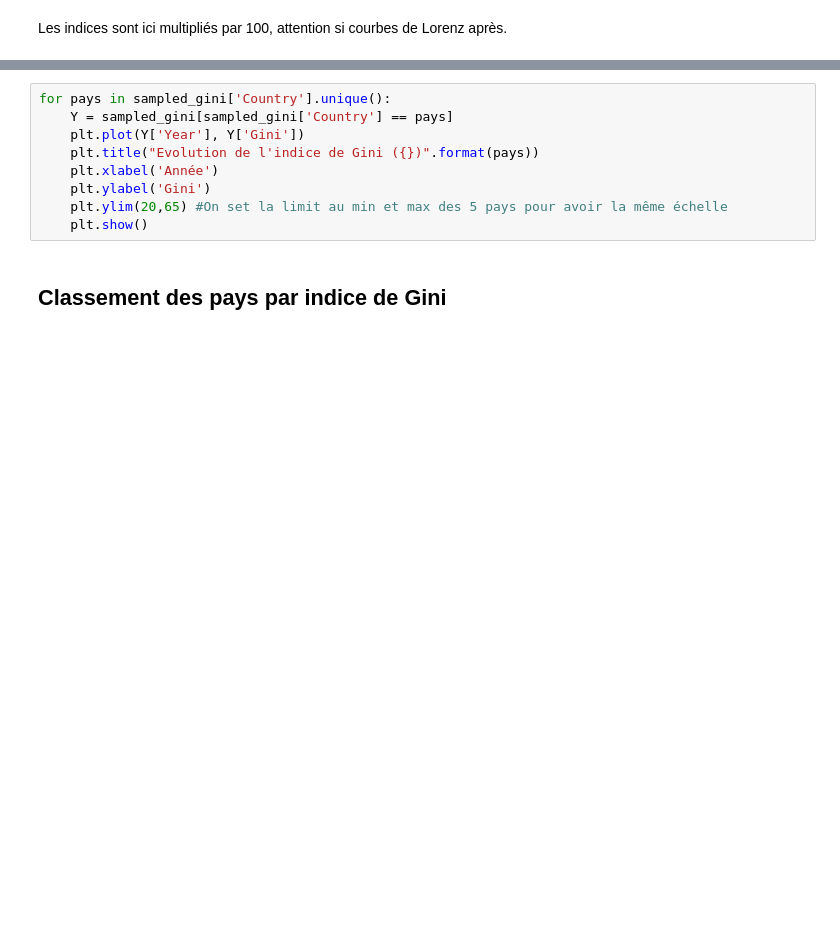
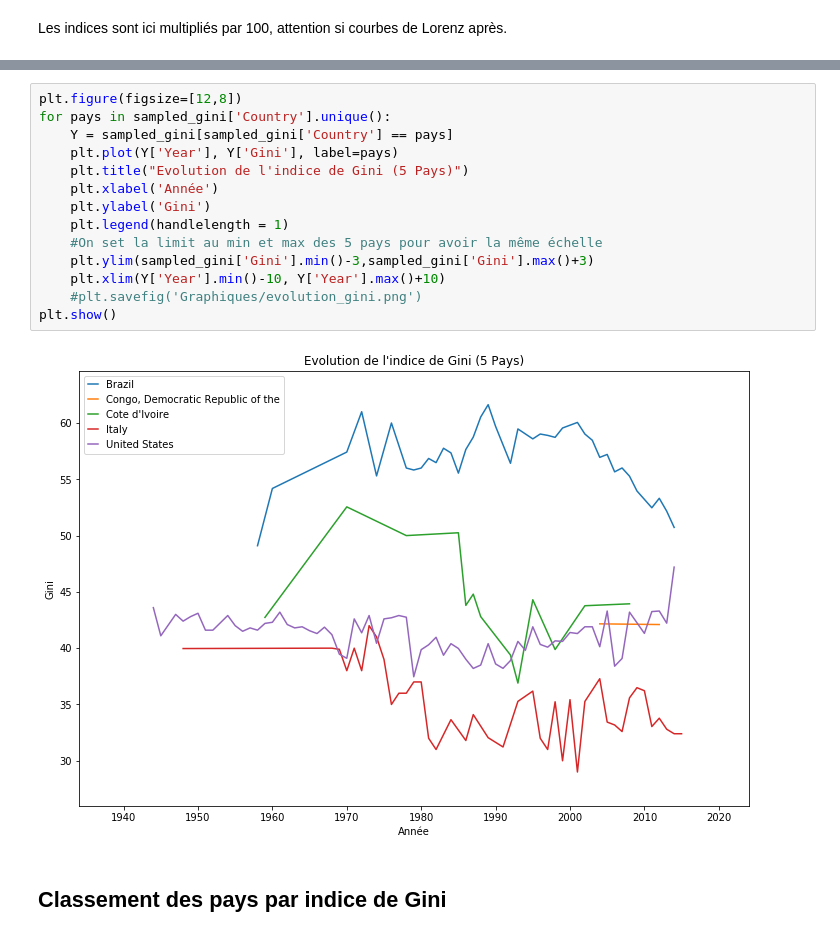
Before and after one commit to Julien-paulet/Projet_7, a Jupyter notebook: Effectuez_une_prediction_de_revenus_main_file.ipynb, the cells around one changed output, grey strips where cells are left out. Cells and saved outputs as stored; diff of their text form; blank space fills up the shorter version.

```diff
--- a/Effectuez_une_prediction_de_revenus_main_file.ipynb
+++ b/Effectuez_une_prediction_de_revenus_main_file.ipynb
@@ -320,12 +337,19 @@ sampled_gini.head()
 # %%
+plt.figure(figsize=[12,8])
 for pays in sampled_gini['Country'].unique():
     Y = sampled_gini[sampled_gini['Country'] == pays]
-    plt.plot(Y['Year'], Y['Gini'])
-    plt.title("Evolution de l'indice de Gini ({})".format(pays))
+    plt.plot(Y['Year'], Y['Gini'], label=pays)
+    plt.title("Evolution de l'indice de Gini (5 Pays)")
     plt.xlabel('Année')
     plt.ylabel('Gini')
-    plt.ylim(20,65) #On set la limit au min et max des 5 pays pour avoir la même échelle
-    plt.show()
+    plt.legend(handlelength = 1)
+    #On set la limit au min et max des 5 pays pour avoir la même échelle
+    plt.ylim(sampled_gini['Gini'].min()-3,sampled_gini['Gini'].max()+3)
+    plt.xlim(Y['Year'].min()-10, Y['Year'].max()+10)
+    #plt.savefig('Graphiques/evolution_gini.png')
+plt.show()
+# %% [output]
+[figure, added]
 # %% [markdown]
 ## Classement des pays par indice de Gini
 # %% [markdown]
```
Also changed, not shown: parts of 14 cells of this notebook.
